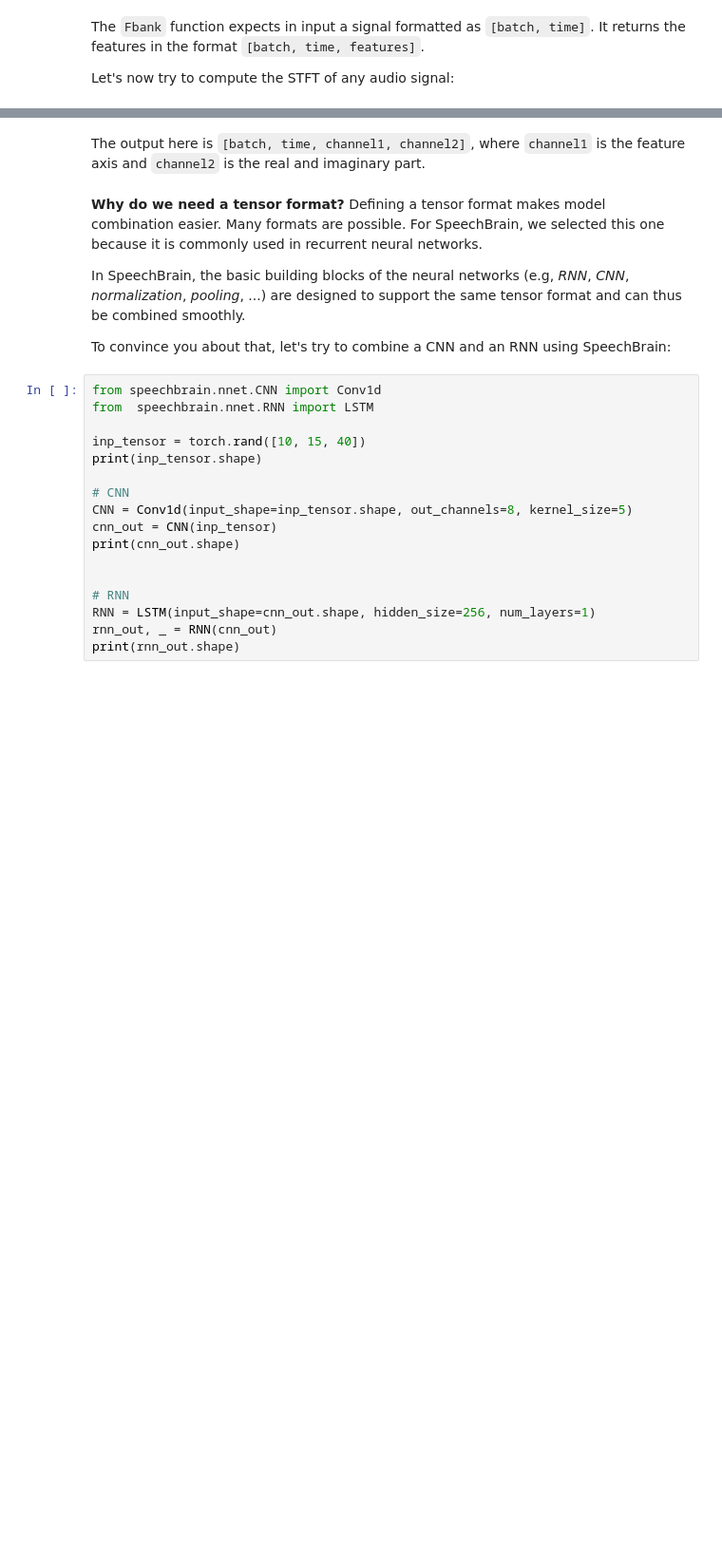
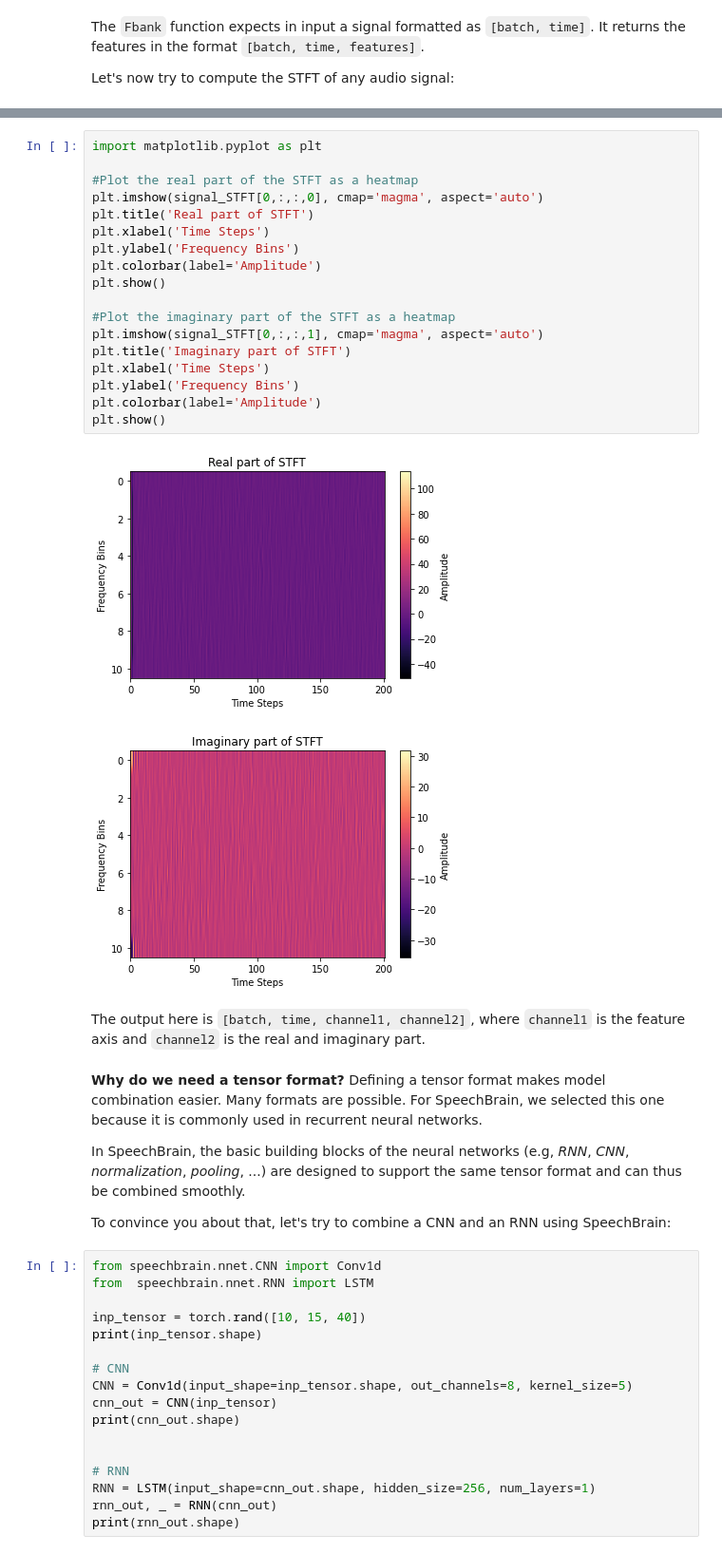
Before and after one commit to hammaad2002/SpeechBrain-Tutorials, a Jupyter notebook: SpeechBrain_1st_Tutorial.ipynb, the cells around one changed output, grey strips where cells are left out. Shown: that part at 95% size. Drawn from its saved outputs; the diff is of its cells as text; blank space fills up the shorter version.

```diff
--- a/SpeechBrain_1st_Tutorial.ipynb
+++ b/SpeechBrain_1st_Tutorial.ipynb
@@ -527,3 +549,24 @@ print(signal_STFT.shape)
+# %%
+import matplotlib.pyplot as plt
+
+#Plot the real part of the STFT as a heatmap
+plt.imshow(signal_STFT[0,:,:,0], cmap='magma', aspect='auto')
+plt.title('Real part of STFT')
+plt.xlabel('Time Steps')
+plt.ylabel('Frequency Bins')
+plt.colorbar(label='Amplitude')
+plt.show()
+
+#Plot the imaginary part of the STFT as a heatmap
+plt.imshow(signal_STFT[0,:,:,1], cmap='magma', aspect='auto')
+plt.title('Imaginary part of STFT')
+plt.xlabel('Time Steps')
+plt.ylabel('Frequency Bins')
+plt.colorbar(label='Amplitude')
+plt.show()
+# %% [output]
+[figure, added]
+[figure, added]
 # %% [markdown]
 The output here is `[batch, time, channel1, channel2]`, where  `channel1` is the feature axis and `channel2` is the real and imaginary part.
 # %% [markdown]
```
Also changed, not shown: parts of 20 cells of this notebook.
